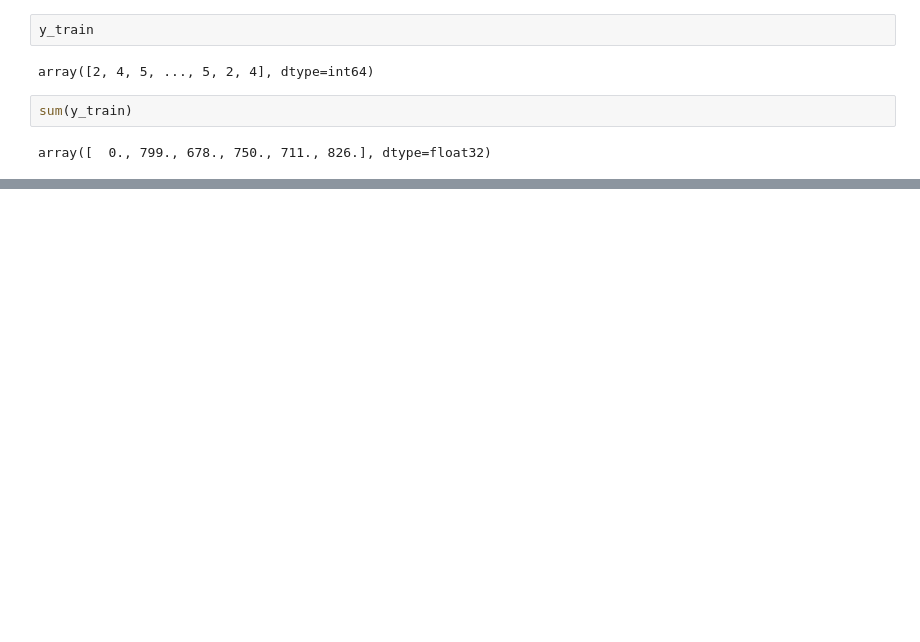
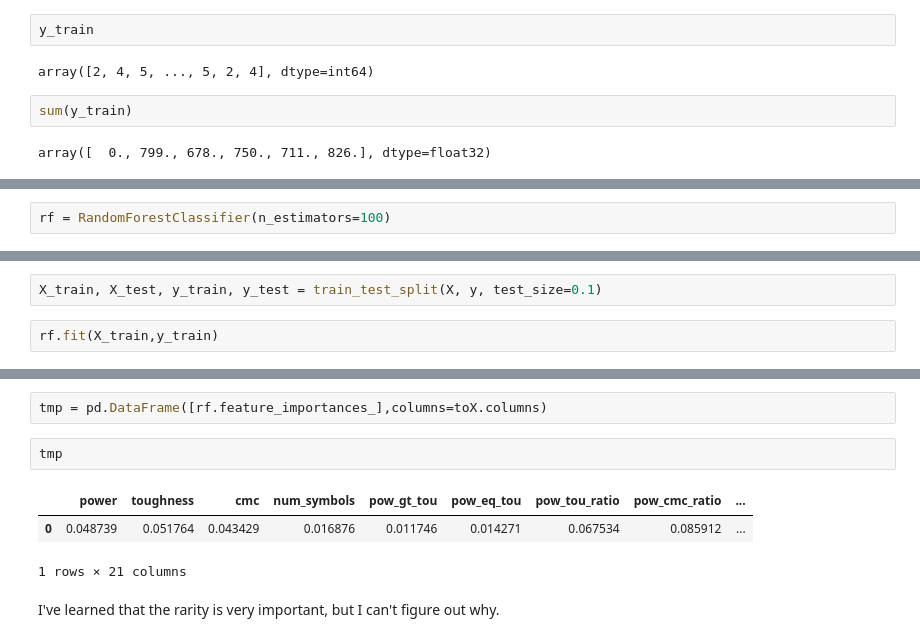
Before and after one commit to jbf81tb/Machine_learning_projects, a Jupyter notebook: Guessing_the_color_of_mtg.ipynb, the cells around one changed output, grey strips where cells are left out. Cells and saved outputs as stored; diff of their text form; blank space fills up the shorter version.

Commit message:
trying random forest on mtg data

```diff
--- a/Guessing_the_color_of_mtg.ipynb
+++ b/Guessing_the_color_of_mtg.ipynb
@@ -177,0 +253,2 @@ array([  0., 799., 678., 750., 711., 826.], dtype=float32)
+# %%
+rf = RandomForestClassifier(n_estimators=100)
@@ -177,0 +257,4 @@ array([  0., 799., 678., 750., 711., 826.], dtype=float32)
+# %%
+X_train, X_test, y_train, y_test = train_test_split(X, y, test_size=0.1)
+# %%
+rf.fit(X_train,y_train)
@@ -177,0 +290,10 @@ array([  0., 799., 678., 750., 711., 826.], dtype=float32)
+# %%
+tmp = pd.DataFrame([rf.feature_importances_],columns=toX.columns)
+# %%
+tmp
+# %% [output]
+|  | power | toughness | cmc | num_symbols | pow_gt_tou | pow_eq_tou | pow_tou_ratio | pow_cmc_ratio | ... |
+| 0 | 0.048739 | 0.051764 | 0.043429 | 0.016876 | 0.011746 | 0.014271 | 0.067534 | 0.085912 | ... |
+1 rows × 21 columns
+# %% [markdown]
+I've learned that the rarity is very important, but I can't figure out why.
```
Also changed, not shown: parts of 25 cells of this notebook, 1 other file.
